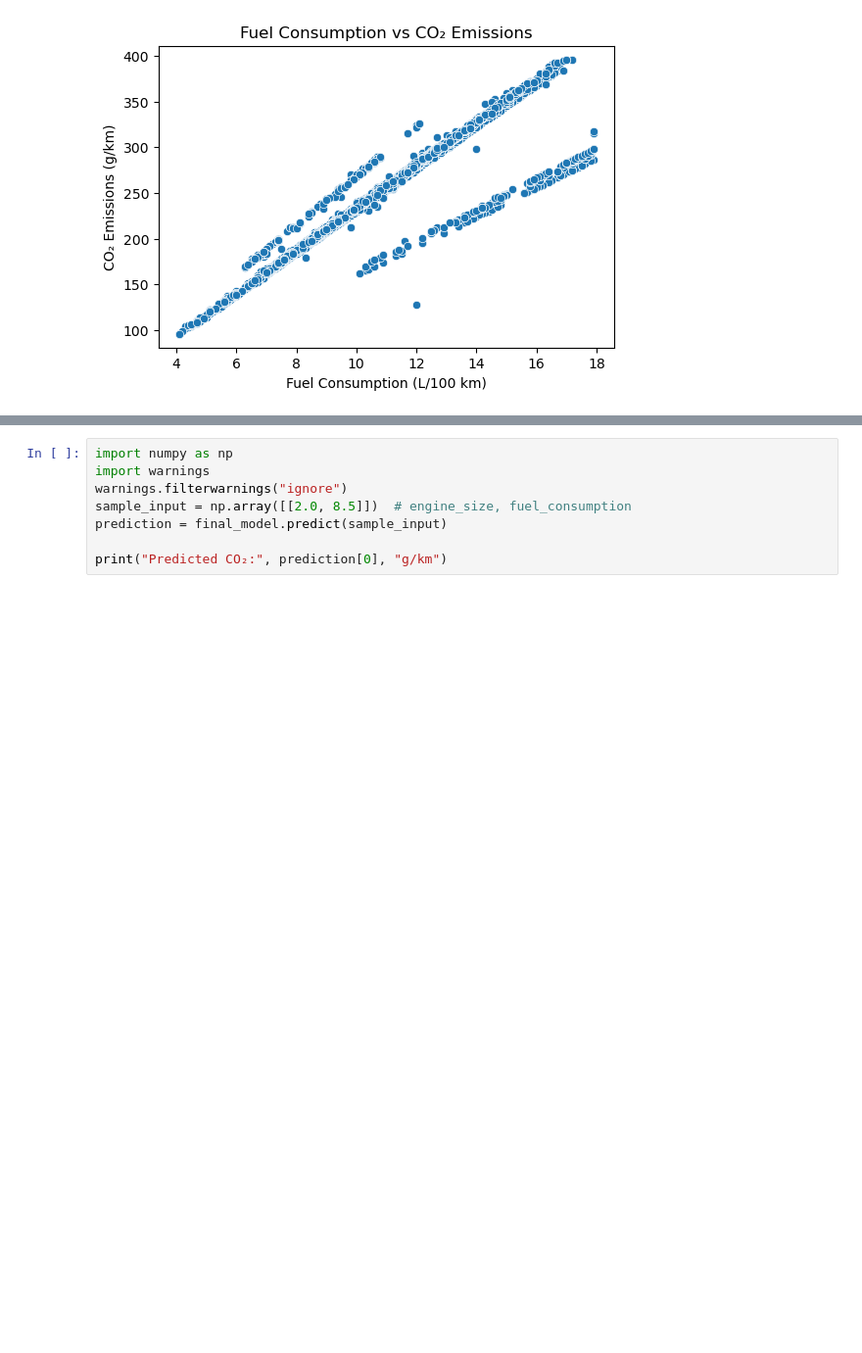
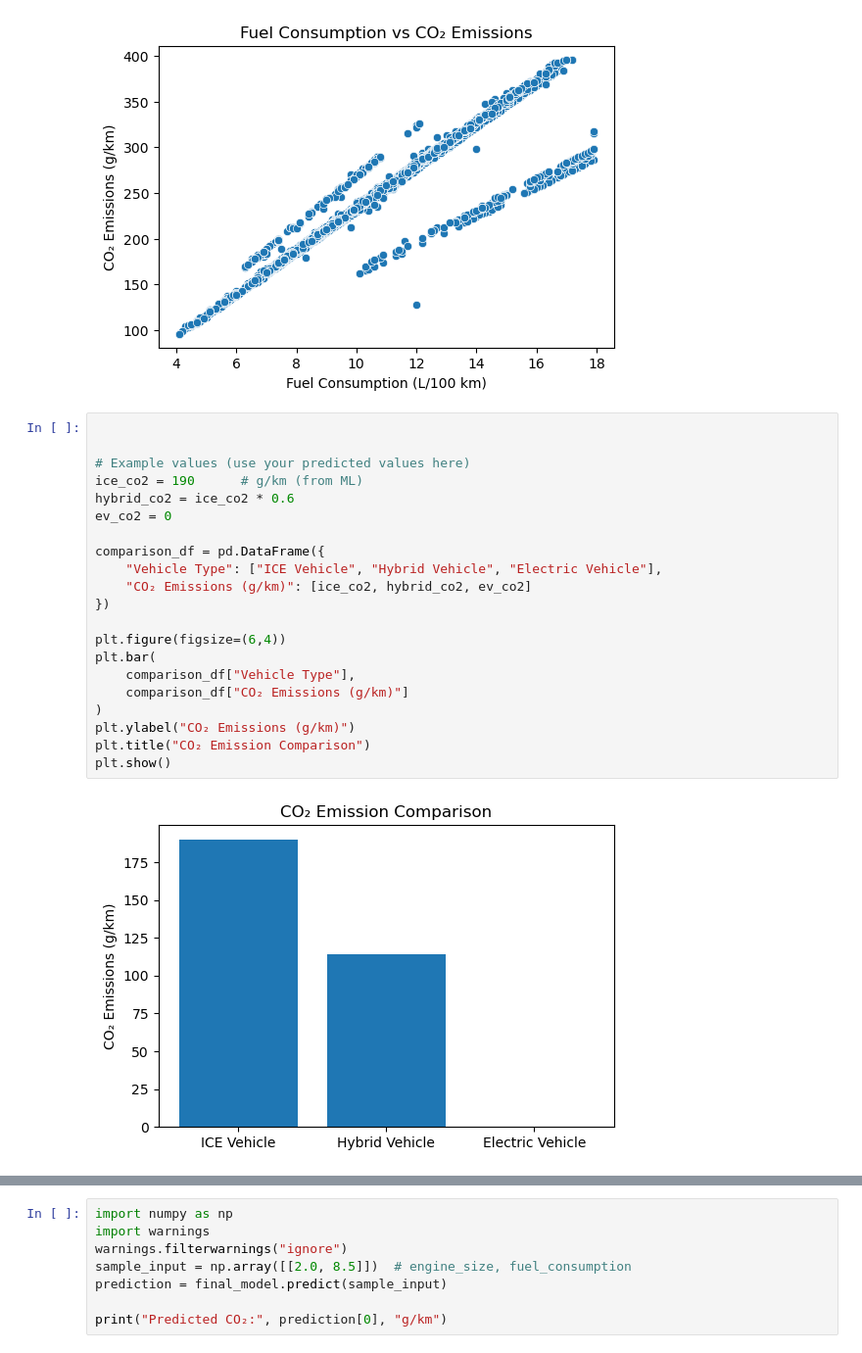
Before and after one commit to Pranav29292/Carbon_Emission_Prediction-by-Vehicles, a Jupyter notebook: CO2_Emission.ipynb, the cells around one changed output, grey strips where cells are left out. Shown at 98% size. Cells and saved outputs as stored; diff of their text form; blank space fills up the shorter version.

Commit message:
Updated data

```diff
--- a/CO2_Emission.ipynb
+++ b/CO2_Emission.ipynb
@@ -437,3 +437,26 @@ plt.ylabel("CO₂ Emissions (g/km)")
 plt.show()
 # %% [output]
 [figure]
+# %%
+
+
+# Example values (use your predicted values here)
+ice_co2 = 190      # g/km (from ML)
+hybrid_co2 = ice_co2 * 0.6
+ev_co2 = 0
+
+comparison_df = pd.DataFrame({
+    "Vehicle Type": ["ICE Vehicle", "Hybrid Vehicle", "Electric Vehicle"],
+    "CO₂ Emissions (g/km)": [ice_co2, hybrid_co2, ev_co2]
+})
+
+plt.figure(figsize=(6,4))
+plt.bar(
+    comparison_df["Vehicle Type"],
+    comparison_df["CO₂ Emissions (g/km)"]
+)
+plt.ylabel("CO₂ Emissions (g/km)")
+plt.title("CO₂ Emission Comparison")
+plt.show()
+# %% [output]
+[figure, added]
```
Also changed, not shown: parts of 5 cells of this notebook.
